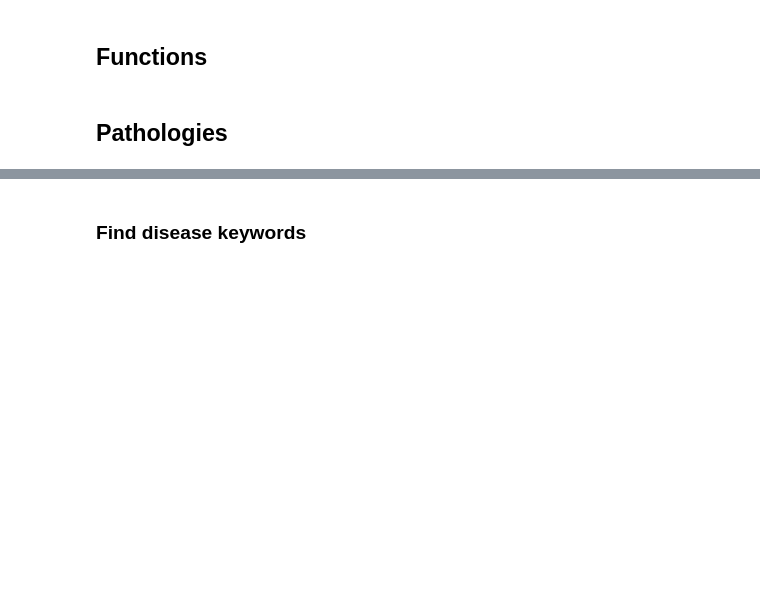
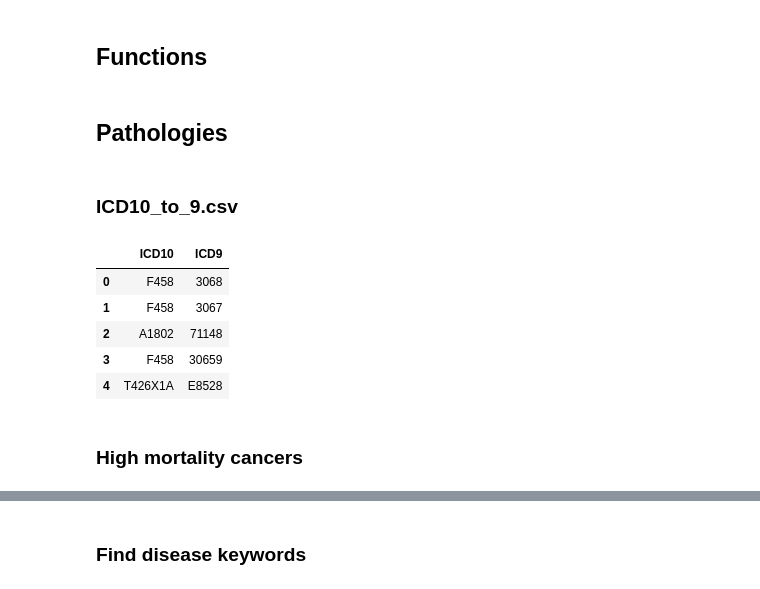
Before and after one commit to Subaru-Gastraea/MIMIC-Clinical-Decision-Making-Dataset, a Jupyter notebook: CreateDataset.ipynb, the cells around one changed output, grey strips where cells are left out. Cells and saved outputs as stored; diff of their text form; code cells hidden in the pictures; blank space fills up the shorter version.

```diff
--- a/CreateDataset.ipynb
+++ b/CreateDataset.ipynb
@@ -46,3 +46,22 @@ else:
     # radiology_report_details_df = pd.read_csv(join(base_mimic, 'hosp', 'ClinicalBenchmark', 'radiology_report_details.csv'))
     # lab_events_df = pd.read_csv(join(base_mimic, 'hosp', 'ClinicalBenchmark', 'labevents.csv'))
     # microbiology_df = pd.read_csv(join(base_mimic, 'hosp', 'ClinicalBenchmark', 'microbiologyevents.csv'))
+# %% [markdown]
+### ICD10_to_9.csv
+# %%
+icd10_to_9 = pd.read_csv("icd/ICD10_to_9.csv", names=["ICD10", "ICD9", "_"])
+icd10_to_9 = icd10_to_9.drop(columns="_").drop_duplicates()
+icd10_to_9['ICD10'] = icd10_to_9['ICD10'].str.replace('.', '', regex=False)
+icd10_to_9['ICD9'] = icd10_to_9['ICD9'].str.replace('.', '', regex=False)
+display(icd10_to_9.head())
+
+icd10_to_9.to_csv("icd/ICD10_to_9_mod.csv", index=False)
+# %% [output]
+|  | ICD10 | ICD9 |
+| 0 | F458 | 3068 |
+| 1 | F458 | 3067 |
+| 2 | A1802 | 71148 |
+| 3 | F458 | 30659 |
+| 4 | T426X1A | E8528 |
+# %% [markdown]
+### High mortality cancers
```
Also changed, not shown: parts of 6 cells of this notebook, 2 other files.
